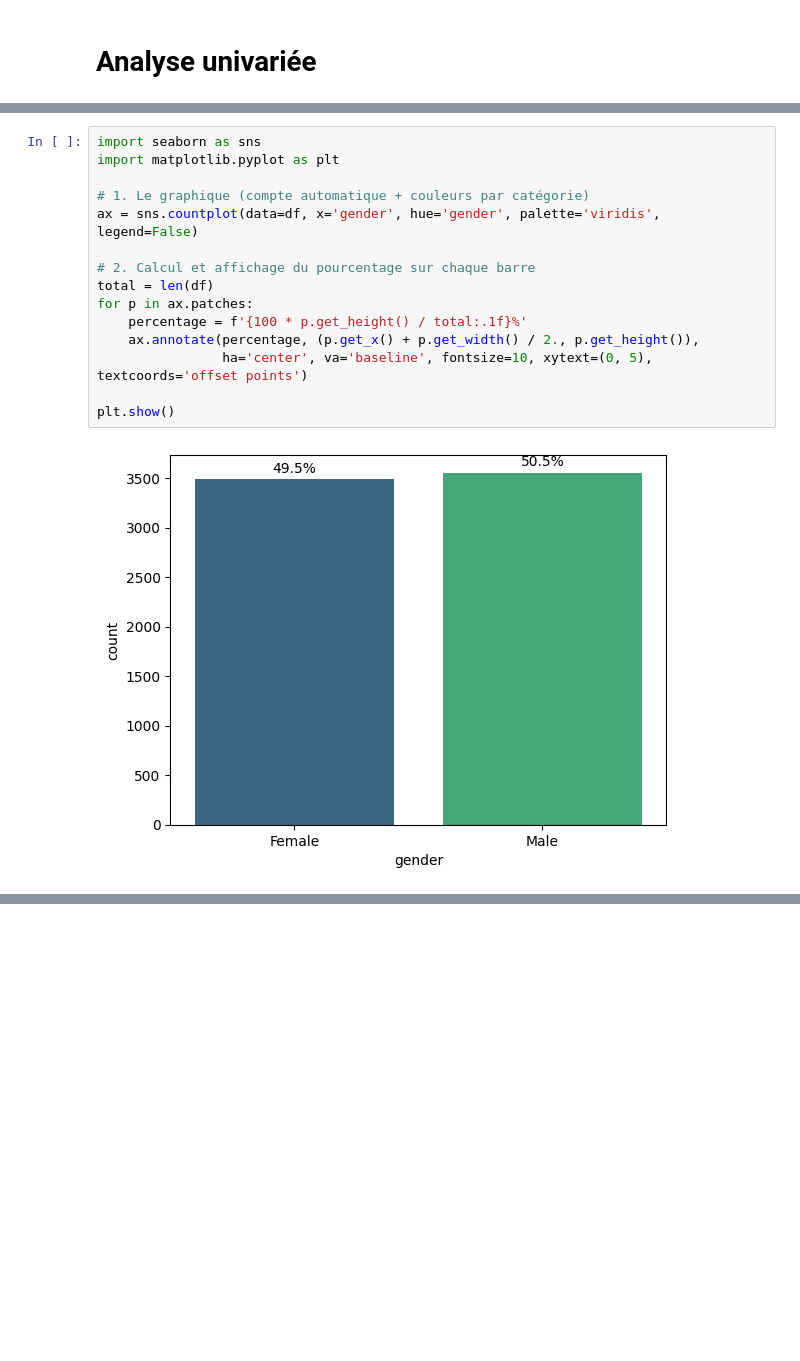
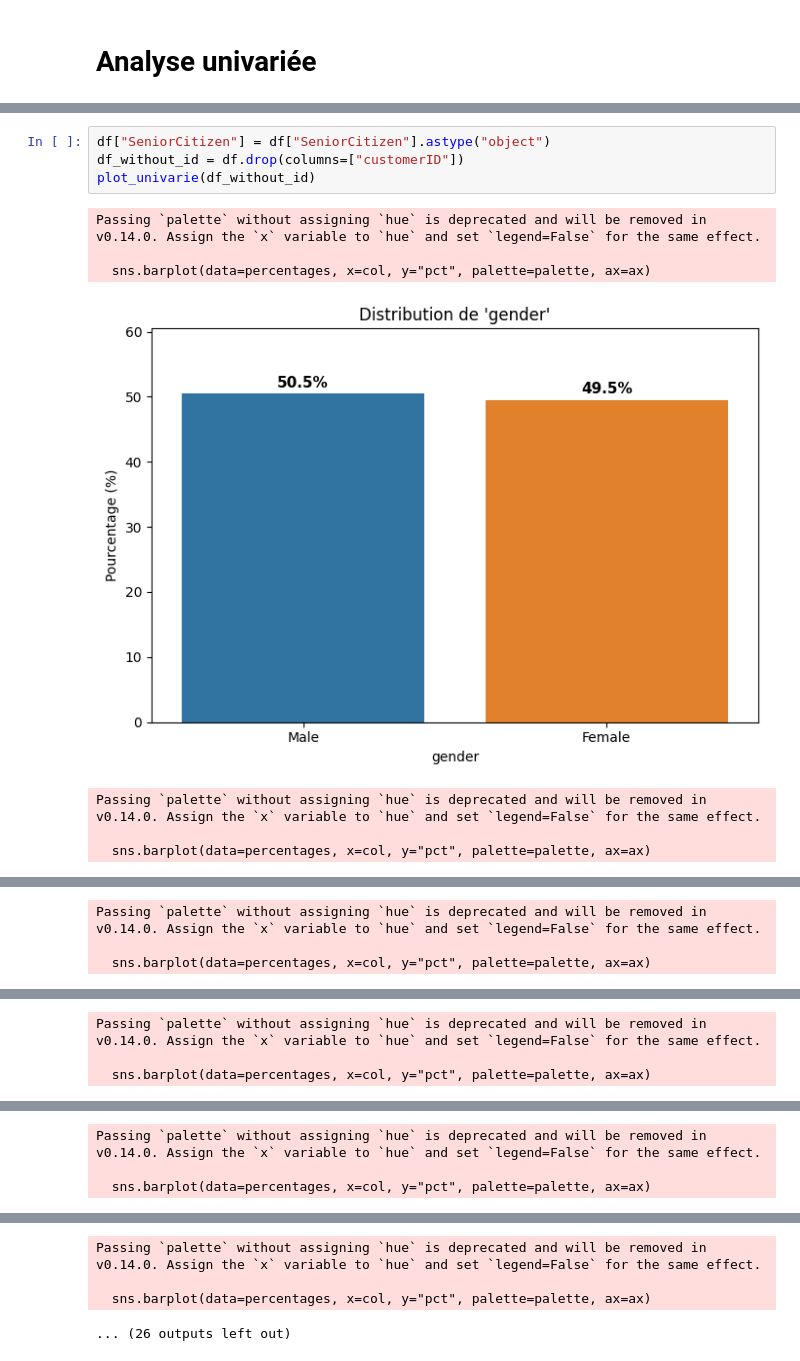
Before and after one commit to Derka88/Telco_churn_prediction, a Jupyter notebook: Notebooks/01_exploration.ipynb, the cells around one changed output, grey strips where cells are left out. Cells and saved outputs as stored; diff of their text form; blank space fills up the shorter version.

```diff
--- a/Notebooks/01_exploration.ipynb
+++ b/Notebooks/01_exploration.ipynb
@@ -42,17 +108,12 @@ def plot_univarie(df):
-# %%
-import seaborn as sns
-import matplotlib.pyplot as plt
-
-# 1. Le graphique (compte automatique + couleurs par catégorie)
-ax = sns.countplot(data=df, x='gender', hue='gender', palette='viridis', legend=False)
-
-# 2. Calcul et affichage du pourcentage sur chaque barre
-total = len(df)
-for p in ax.patches:
-    percentage = f'{100 * p.get_height() / total:.1f}%'
-    ax.annotate(percentage, (p.get_x() + p.get_width() / 2., p.get_height()),
-                ha='center', va='baseline', fontsize=10, xytext=(0, 5), textcoords='offset points')
-
-plt.show()
-# %% [output]
-[figure, removed]
+# %%
+df["SeniorCitizen"] = df["SeniorCitizen"].astype("object")
+df_without_id = df.drop(columns=["customerID"])
+plot_univarie(df_without_id)
+# %% [output]
+Passing `palette` without assigning `hue` is deprecated and will be removed in v0.14.0. Assign the `x` variable to `hue` and set `legend=False` for the same effect.
+
+  sns.barplot(data=percentages, x=col, y="pct", palette=palette, ax=ax)
+[figure, added]
+Passing `palette` without assigning `hue` is deprecated and will be removed in v0.14.0. Assign the `x` variable to `hue` and set `legend=False` for the same effect.
+
+  sns.barplot(data=percentages, x=col, y="pct", palette=palette, ax=ax)
@@ -58,0 +121,3 @@ plt.show()
+Passing `palette` without assigning `hue` is deprecated and will be removed in v0.14.0. Assign the `x` variable to `hue` and set `legend=False` for the same effect.
+
+  sns.barplot(data=percentages, x=col, y="pct", palette=palette, ax=ax)
@@ -58,0 +125,3 @@ plt.show()
+Passing `palette` without assigning `hue` is deprecated and will be removed in v0.14.0. Assign the `x` variable to `hue` and set `legend=False` for the same effect.
+
+  sns.barplot(data=percentages, x=col, y="pct", palette=palette, ax=ax)
@@ -58,0 +130,3 @@ plt.show()
+Passing `palette` without assigning `hue` is deprecated and will be removed in v0.14.0. Assign the `x` variable to `hue` and set `legend=False` for the same effect.
+
+  sns.barplot(data=percentages, x=col, y="pct", palette=palette, ax=ax)
@@ -58,0 +134,4 @@ plt.show()
+Passing `palette` without assigning `hue` is deprecated and will be removed in v0.14.0. Assign the `x` variable to `hue` and set `legend=False` for the same effect.
+
+  sns.barplot(data=percentages, x=col, y="pct", palette=palette, ax=ax)
+... (26 outputs left out)
```
Also changed, not shown: parts of 5 cells of this notebook.
